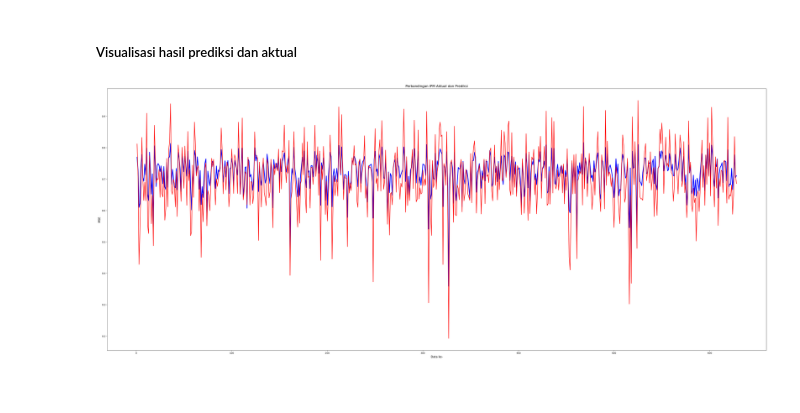
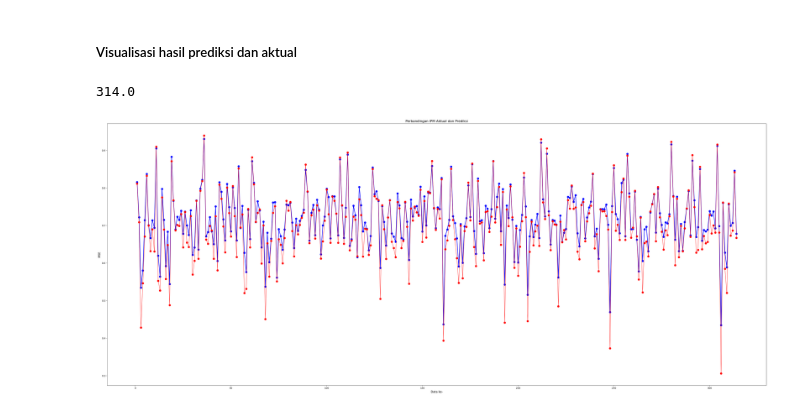
Before and after one commit to dikkawipraa22/Project-Metode-Kecerdasan-Buatan-Lanjut, a Jupyter notebook: testing.ipynb, the cells around one changed output. Cells and saved outputs as stored; diff of their text form; code cells hidden in the pictures.

```diff
--- a/testing.ipynb
+++ b/testing.ipynb
@@ -215,14 +210,18 @@ def predict(X_test, bobot, bias, bobot_output, bias_output, aktivasi):
 prediksi = predict(X_test, best_bobot_global, best_bias_global, best_bobot_output_global, best_bias_output_global, best_aktivasi_global)
 # %% [markdown]
 ##### Visualisasi hasil prediksi dan aktual
+# %%
+len(y_test)/2
+# %% [output]
+314.0
 # %%
-datake = list(range(1, len(y_test)+1))
+datake = list(range(1, int(len(y_test)/2) + 1))
 plt.figure(figsize=(50, 20))
-plt.plot(datake, prediksi, label="ipm prediksi", color='blue', linewidth=3)
-plt.plot(datake, y_test, label="ipm aktual", color='red', linewidth=2)
+plt.plot(datake, prediksi[:314], label="ipm prediksi", color='blue', linewidth=2, marker='o', markersize=8)
+plt.plot(datake, y_test[:314], label="ipm aktual", color='red', linewidth=1, marker='o', markersize=8)
 plt.title('Perbandingan IPM Aktual dan Prediksi', fontsize=14)
 plt.xlabel('Data ke-', fontsize=12)
 plt.ylabel('MSE', fontsize=12)
 plt.show()
 # %% [output]
-[figure, old version]
+[figure, new version]
```
Also changed, not shown: parts of 7 cells of this notebook, 3 other files.
